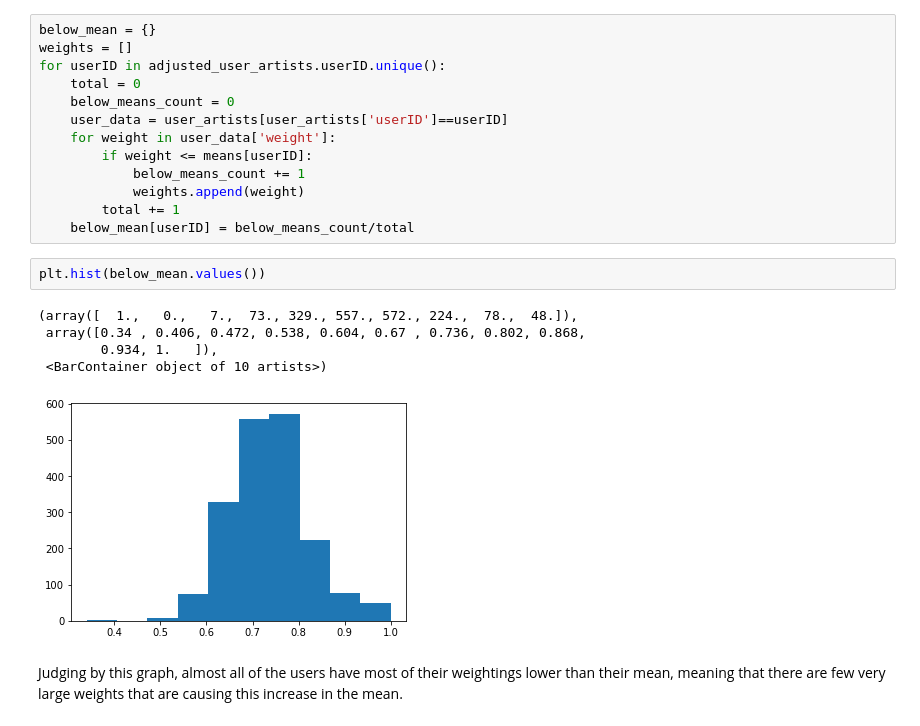
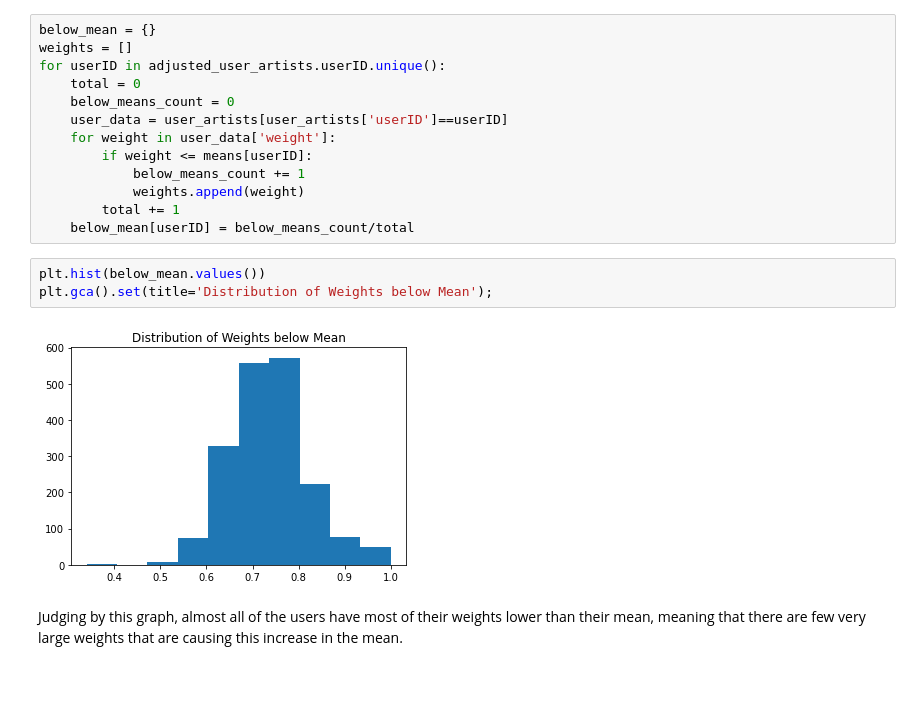
Before and after one commit to laramurphyyx/CA4015-Recommender-System, a Jupyter notebook: Adjusting User-Artist Weights.ipynb, the cells around one changed output. Drawn from its saved outputs; the diff is of its cells as text; blank space fills up the shorter version.

```diff
--- a/Adjusting User-Artist Weights.ipynb
+++ b/Adjusting User-Artist Weights.ipynb
@@ -525,11 +491,8 @@ for userID in adjusted_user_artists.userID.unique():
     below_mean[userID] = below_means_count/total
 # %%
 plt.hist(below_mean.values())
+plt.gca().set(title='Distribution of Weights below Mean');
 # %% [output]
-(array([  1.,   0.,   7.,  73., 329., 557., 572., 224.,  78.,  48.]),
- array([0.34 , 0.406, 0.472, 0.538, 0.604, 0.67 , 0.736, 0.802, 0.868,
-        0.934, 1.   ]),
- <BarContainer object of 10 artists>)
-[figure, old version]
+[figure, new version]
 # %% [markdown]
-Judging by this graph, almost all of the users have most of their weightings lower than their mean, meaning that there are few very large weights that are causing this increase in the mean.
+Judging by this graph, almost all of the users have most of their weights lower than their mean, meaning that there are few very large weights that are causing this increase in the mean.
```
Also changed, not shown: parts of 87 cells of this notebook.
